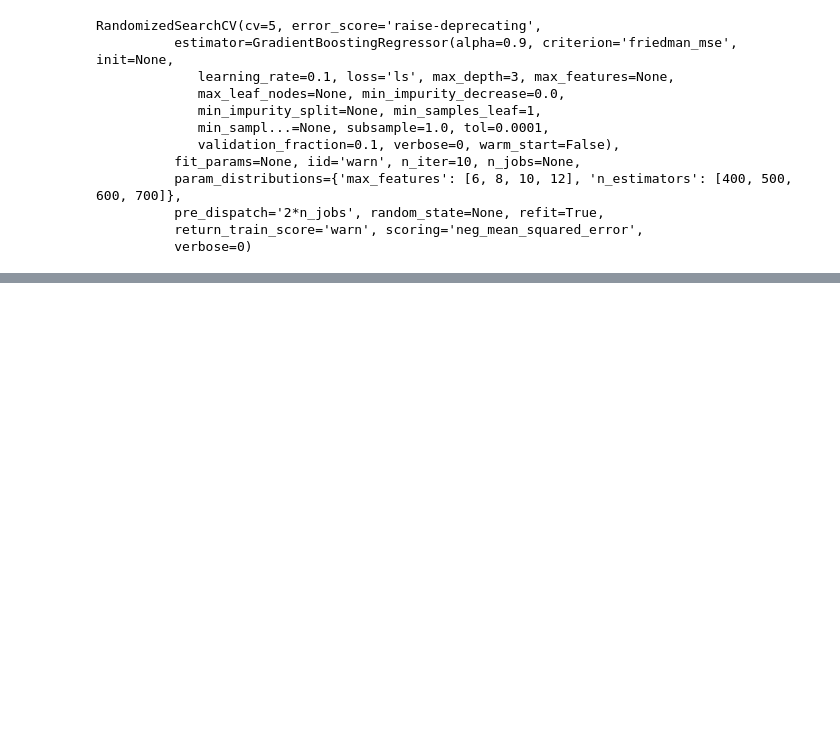
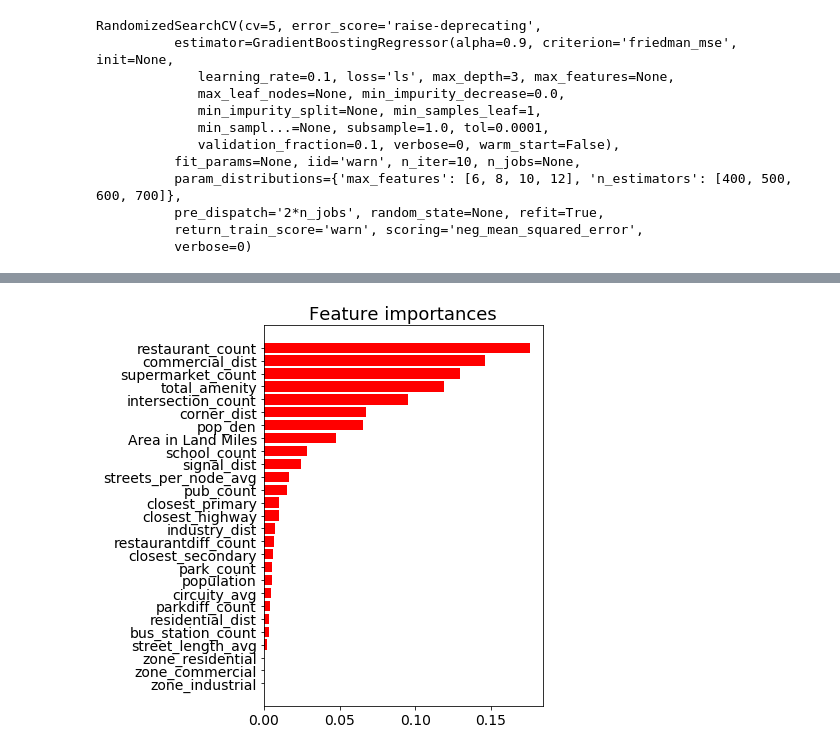
Before and after one commit to perryrjohnson/Walk-Score, a Jupyter notebook: feature engineering.ipynb, the cells around one changed output, grey strips where cells are left out. Saved outputs shown, nothing was run; the diff lists cells and outputs as text; code cells hidden in the pictures; blank space fills up the shorter version.

```diff
--- a/feature engineering.ipynb
+++ b/feature engineering.ipynb
@@ -498,0 +600,11 @@ GradientBoostingRegressor(alpha=0.9, criterion='friedman_mse', init=None,
+# %%
+features = X.columns
+importance = gbr_grid.best_estimator_.feature_importances_
+indices = np.argsort(importance)
+plt.figure(figsize=(5, 7))
+plt.title("Feature importances", fontsize = 18)
+plt.barh(features[indices], importance[indices],
+       color="r",  align="center")
+plt.tick_params(labelsize=14);
+# %% [output]
+[figure, added]
```
Also changed, not shown: parts of 32 cells of this notebook.
